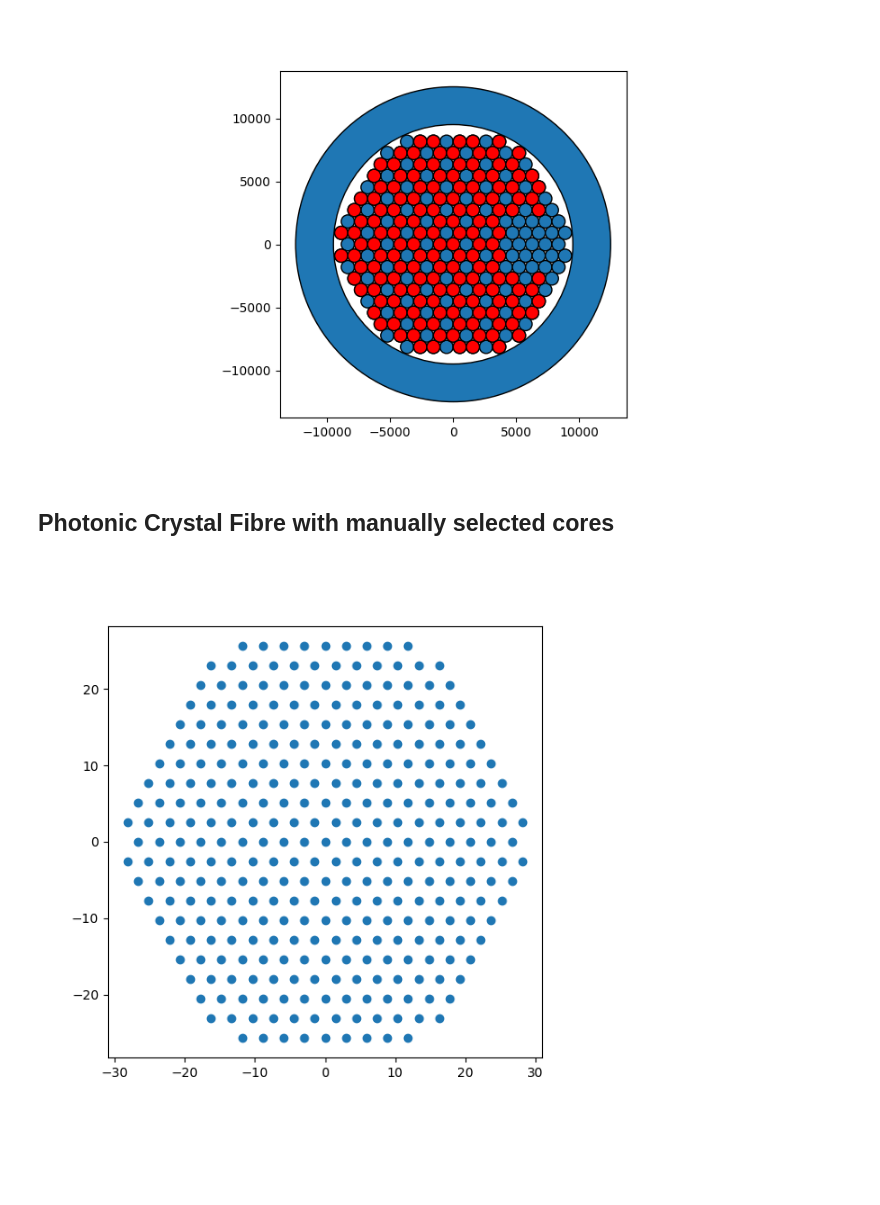
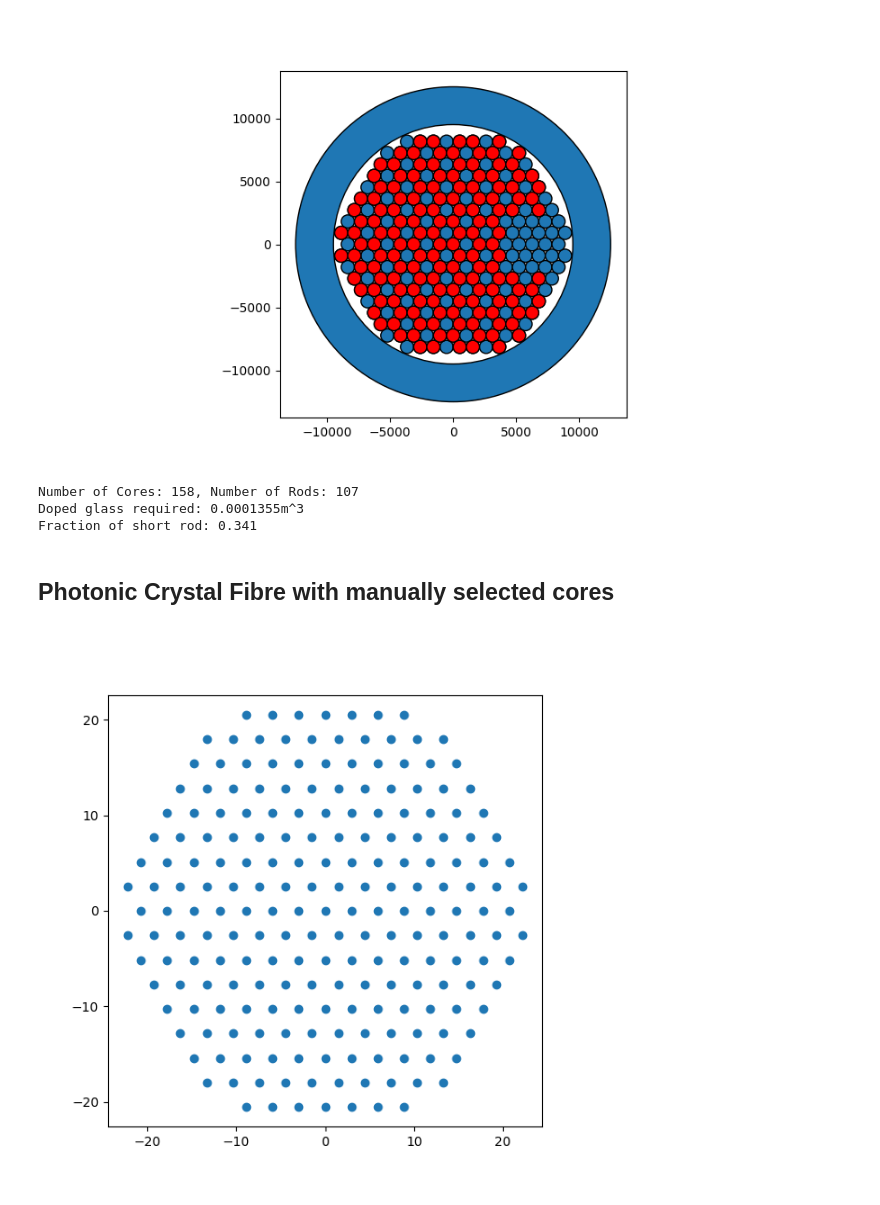
Before and after one commit to NRobertsF91W/PhD-Jupyter-Notebooks, a Jupyter notebook: Fibre Stack Drawer.ipynb, the cells around one changed output. Saved outputs shown, nothing was run; the diff lists cells and outputs as text; code cells hidden in the pictures; blank space fills up the shorter version.

```diff
--- a/Fibre Stack Drawer.ipynb
+++ b/Fibre Stack Drawer.ipynb
@@ -272,15 +34,27 @@ Required Fibre Diamter: 202.18728639781273
+# %%
+num_of_cores = len(solidStack.coreLocations)
+amount_of_doped_glass = np.pi*(1.045e-3/2)**2 * num_of_cores
+num_of_rods = len(solidStack.latticePoints) - len(solidStack.coreLocations)
+vol_of_glass_rod = np.pi*(22.510e-3/2)**2
+print('Number of Cores: {}, Number of Rods: {}'.format(num_of_cores, num_of_rods))
+print('Doped glass required: {}m^3'.format(np.round(amount_of_doped_glass,7)))
+print('Fraction of short rod: {}'.format(np.round(amount_of_doped_glass/vol_of_glass_rod, 3)))
+# %% [output]
+Number of Cores: 158, Number of Rods: 107
+Doped glass required: 0.0001355m^3
+Fraction of short rod: 0.341
 # %% [markdown]
 ## Photonic Crystal Fibre with manually selected cores
 # %%
-pcfStack = StackGeometry(10, 2.958)
+pcfStack = StackGeometry(8, 2.958)
 pcfStack.build_triangular_lattice()
 pcfStack.trim_lattice_to_fibre()
 # pcfStack.add_cores_from_file(core_file_path)
 # pcfStack.add_pcf_airholes(0.5)
 # pcfStack.show_fibre_design()
 pcfStack.select_cores_with_mouse()
 # %% [output]
-[figure, old version]
+[figure, new version]
 # %%
 pcfStack.make_cores_from_selection()
 pcfStack.add_pcf_airholes(0.5)
```
Also changed, not shown: parts of 7 cells of this notebook, 1 other file.
